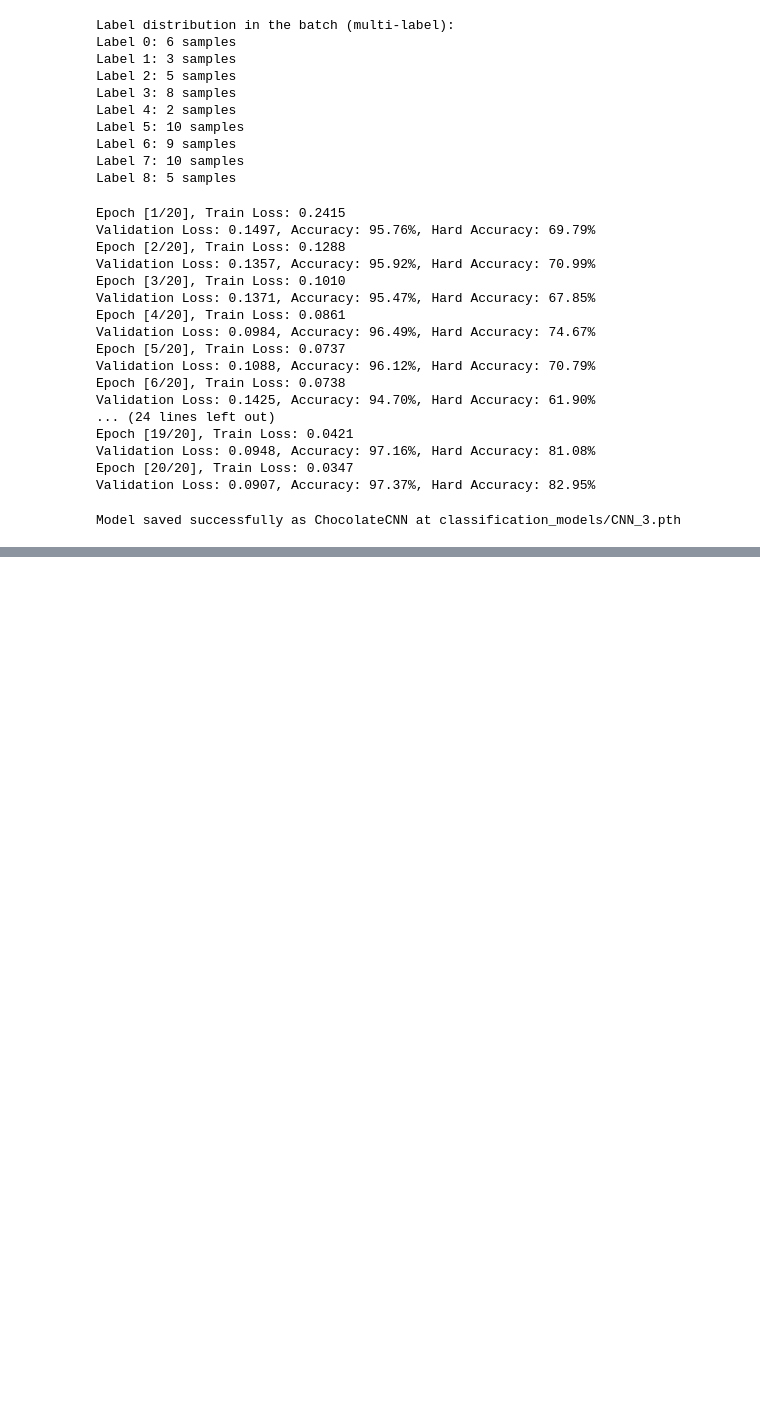
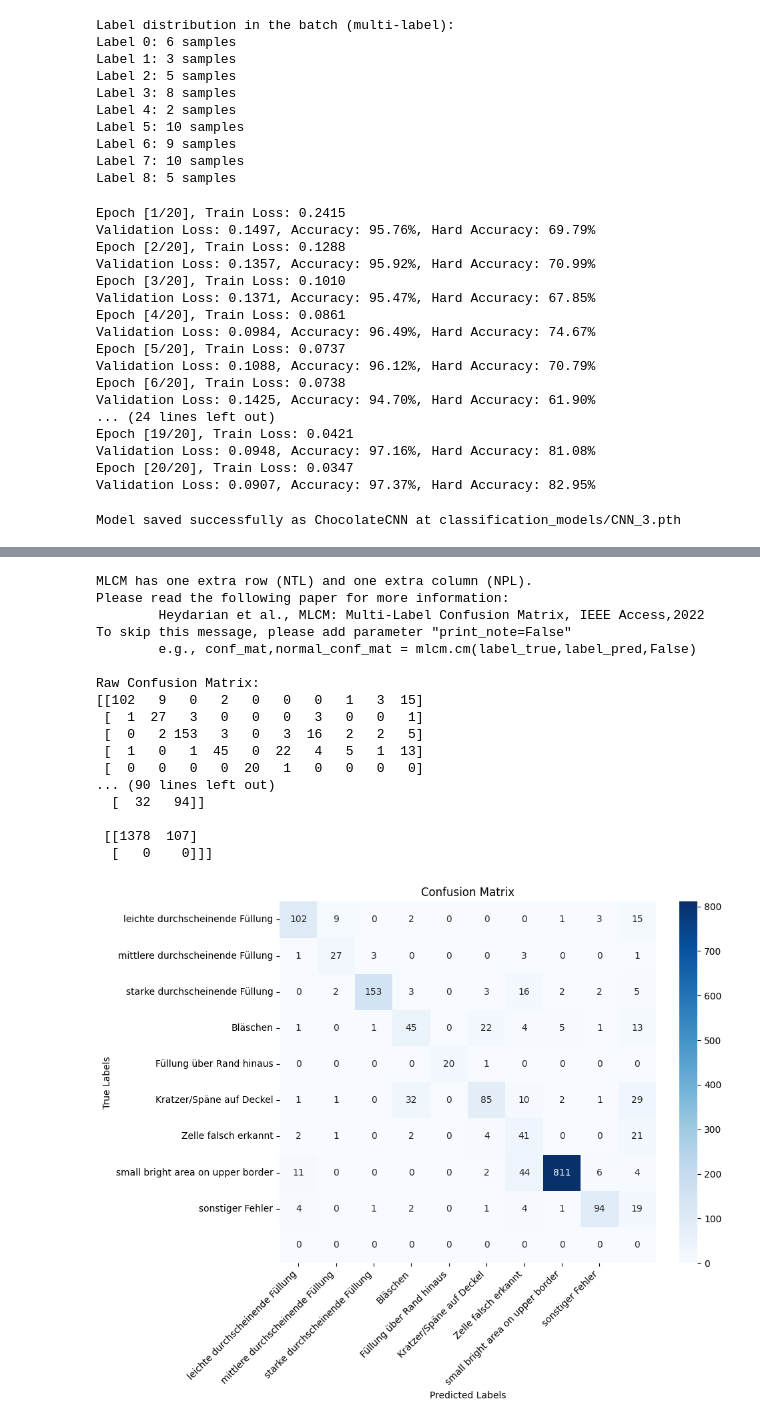
Before and after one commit to cknoll/XAIDIA-ChocolateClassification, a Jupyter notebook: labelled_classification.ipynb, the cells around one changed output, grey strips where cells are left out. Cells and saved outputs as stored; diff of their text form; code cells hidden in the pictures; blank space fills up the shorter version.

Commit message:
update version 3.1 mlcm for confusion matrix

```diff
--- a/labelled_classification.ipynb
+++ b/labelled_classification.ipynb
@@ -223,0 +221,44 @@ clm.plot_multi_label_confusion_matrix(all_labels, all_predictions, label_names)
+# %%
+
+# Patch numpy to use int instead of np.int
+np.int = int
+np.float = float
+# Generate the confusion matrix using MLCM
+# M. Heydarian, T. Doyle, and R. Samavi, MLCM: Multi-Label Confusion Matrix,
+# IEEE Access, Feb. 2022, DOI: 10.1109/ACCESS.2022.3151048
+conf_mat, normal_conf_mat = mlcm.cm(all_labels, all_predictions)
+
+print('\nRaw Confusion Matrix:')
+print(conf_mat)
+print('\nNormalized Confusion Matrix (%):')
+print(normal_conf_mat)
+
+# Optional: Get one-vs-rest statistics
+one_vs_rest = mlcm.stats(conf_mat)
+print("\nOne-vs-Rest Statistics:")
+print(one_vs_rest)
+
+matrix_to_plot = np.array(conf_mat)
+matrix_to_plot_Norm = np.array(normal_conf_mat)
+
+clm.plot_mlcm(matrix_to_plot, label_names)
+clm.plot_mlcm(matrix_to_plot_Norm, label_names)
+# %% [output]
+MLCM has one extra row (NTL) and one extra column (NPL).
+Please read the following paper for more information:
+        Heydarian et al., MLCM: Multi-Label Confusion Matrix, IEEE Access,2022
+To skip this message, please add parameter "print_note=False"
+        e.g., conf_mat,normal_conf_mat = mlcm.cm(label_true,label_pred,False)
+
+Raw Confusion Matrix:
+[[102   9   0   2   0   0   0   1   3  15]
+ [  1  27   3   0   0   0   3   0   0   1]
+ [  0   2 153   3   0   3  16   2   2   5]
+ [  1   0   1  45   0  22   4   5   1  13]
+ [  0   0   0   0  20   1   0   0   0   0]
+... (90 lines left out)
+  [  32   94]]
+
+ [[1378  107]
+  [   0    0]]]
+[figure, added]
```
Also changed, not shown: parts of 5 cells of this notebook, 1 other file.
